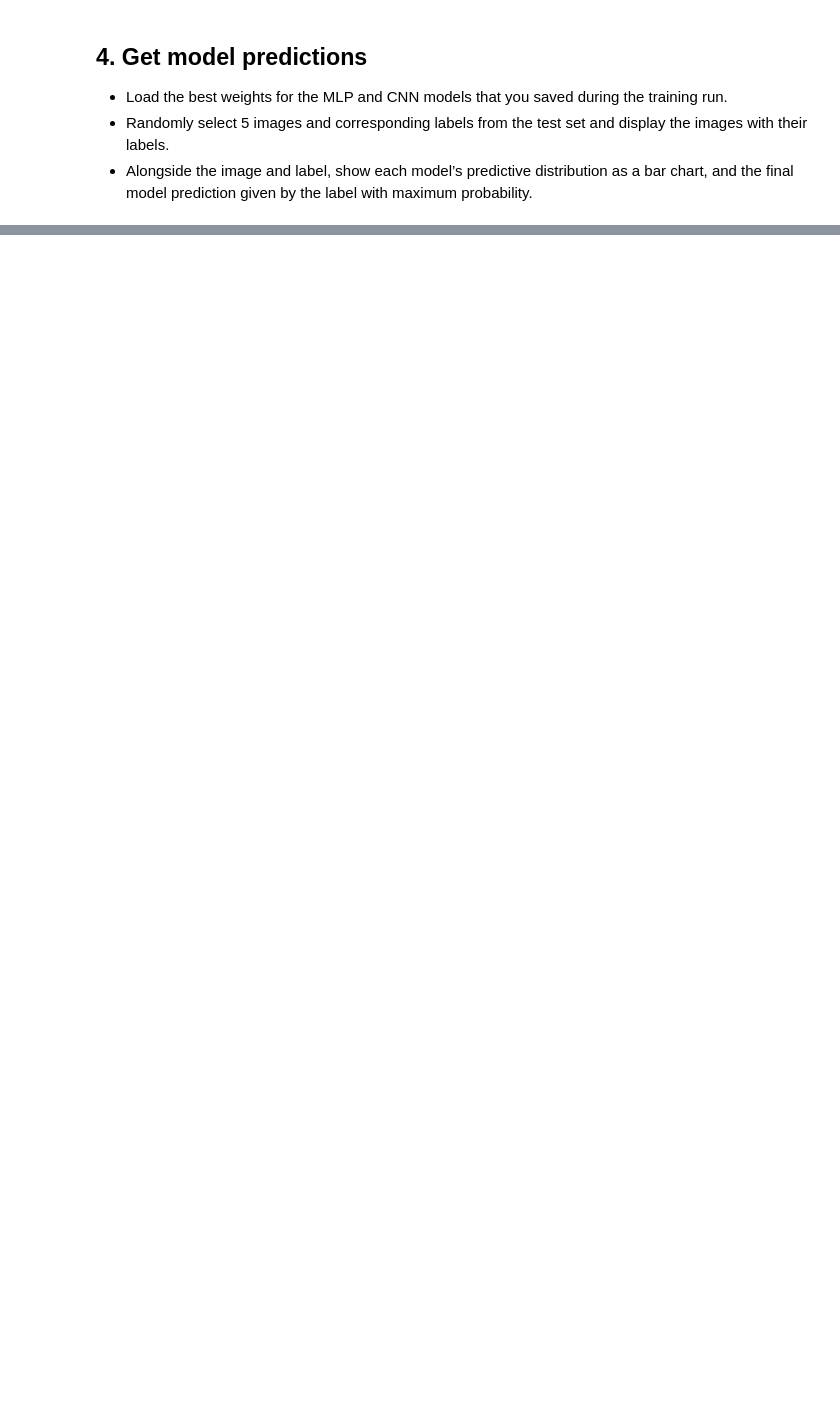
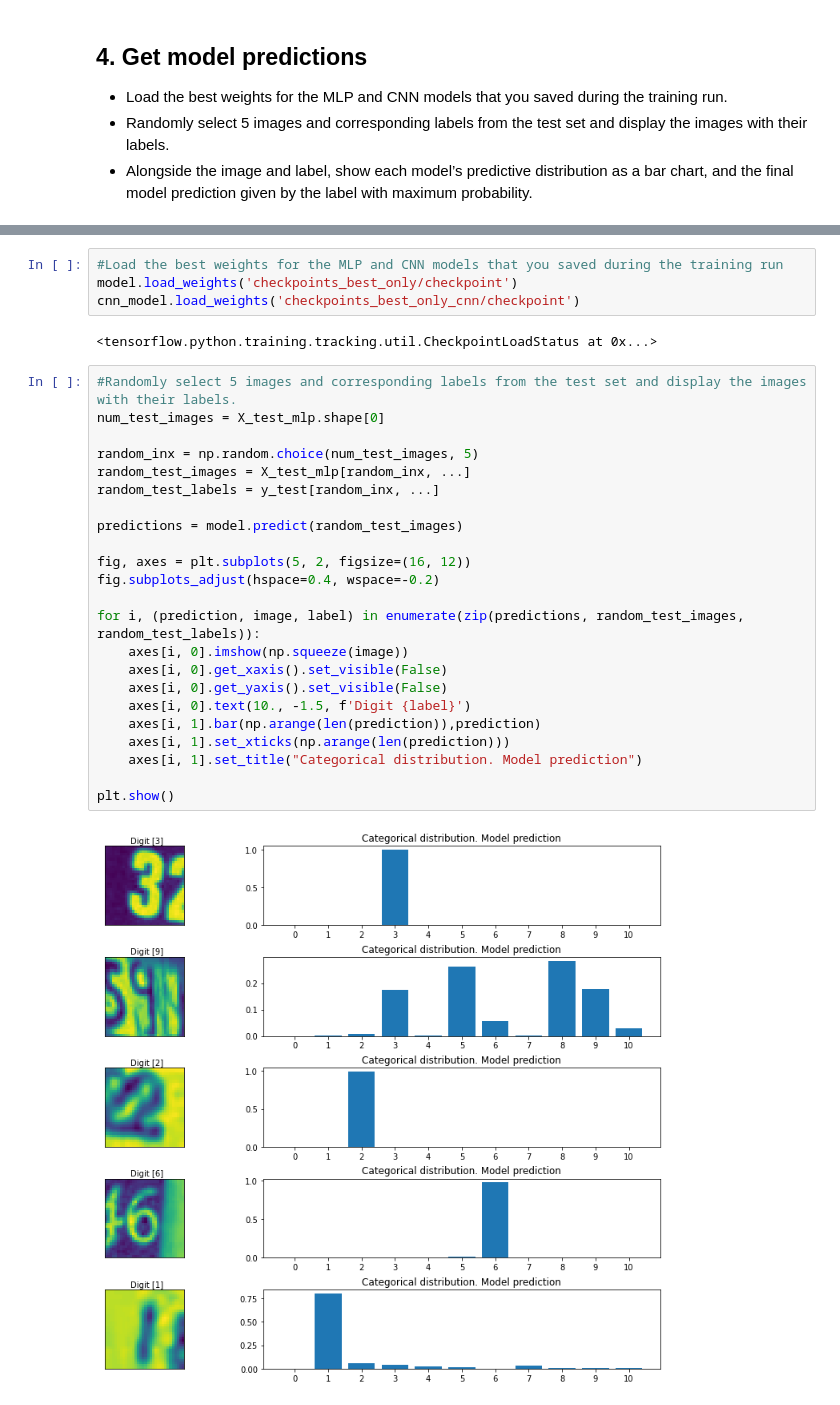
Before and after one commit to mamirandamorante/SVHN, a Jupyter notebook: Capstone_Project.ipynb, the cells around one changed output, grey strips where cells are left out. Drawn from its saved outputs; the diff is of its cells as text; blank space fills up the shorter version.

```diff
--- a/Capstone_Project.ipynb
+++ b/Capstone_Project.ipynb
@@ -303,0 +384,31 @@ plt.show()
+# %%
+#Load the best weights for the MLP and CNN models that you saved during the training run
+model.load_weights('checkpoints_best_only/checkpoint')
+cnn_model.load_weights('checkpoints_best_only_cnn/checkpoint')
+# %% [output]
+<tensorflow.python.training.tracking.util.CheckpointLoadStatus at 0x...>
+# %%
+#Randomly select 5 images and corresponding labels from the test set and display the images with their labels.
+num_test_images = X_test_mlp.shape[0]
+
+random_inx = np.random.choice(num_test_images, 5)
+random_test_images = X_test_mlp[random_inx, ...]
+random_test_labels = y_test[random_inx, ...]
+
+predictions = model.predict(random_test_images)
+
+fig, axes = plt.subplots(5, 2, figsize=(16, 12))
+fig.subplots_adjust(hspace=0.4, wspace=-0.2)
+
+for i, (prediction, image, label) in enumerate(zip(predictions, random_test_images, random_test_labels)):
+    axes[i, 0].imshow(np.squeeze(image))
+    axes[i, 0].get_xaxis().set_visible(False)
+    axes[i, 0].get_yaxis().set_visible(False)
+    axes[i, 0].text(10., -1.5, f'Digit {label}')
+    axes[i, 1].bar(np.arange(len(prediction)),prediction)
+    axes[i, 1].set_xticks(np.arange(len(prediction)))
+    axes[i, 1].set_title("Categorical distribution. Model prediction")
+
+plt.show()
+# %% [output]
+[figure, added]
```
Also changed, not shown: parts of 23 cells of this notebook.
